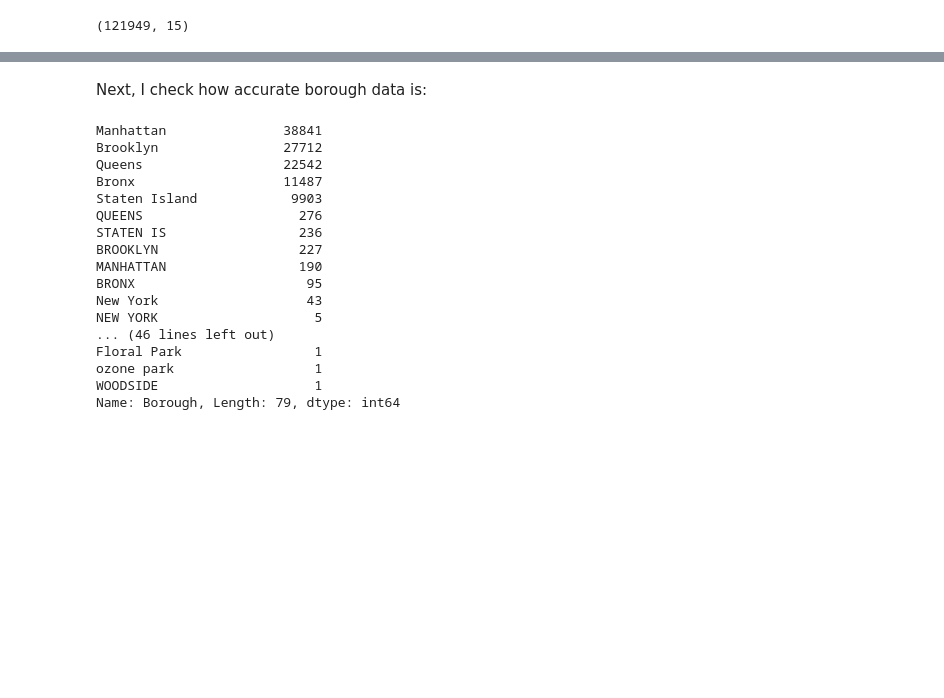
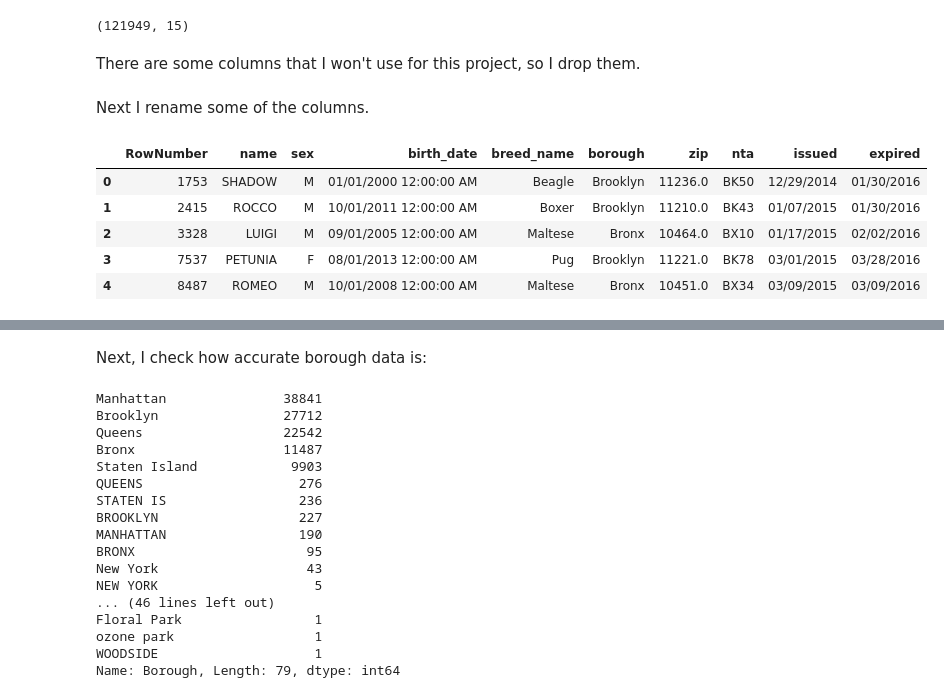
Before and after one commit to bogdanrabanca/pet_project, a Jupyter notebook: pet_project.ipynb, the cells around one changed output, grey strips where cells are left out. Saved outputs shown, nothing was run; the diff lists cells and outputs as text; code cells hidden in the pictures; blank space fills up the shorter version.

```diff
--- a/pet_project.ipynb
+++ b/pet_project.ipynb
@@ -9,3 +19,5 @@ df=pd.read_csv('NYC_Dog_Licensing_Dataset.csv')
 df.shape
 # %% [output]
 (121949, 15)
+# %% [markdown]
+There are some columns that I won't use for this project, so I drop them.
@@ -11,0 +27,2 @@ df.shape
+# %% [markdown]
+Next I rename some of the columns.
@@ -11,0 +33,9 @@ df.shape
+# %%
+df.head()
+# %% [output]
+|  | RowNumber | name | sex | birth_date | breed_name | borough | zip | nta | issued | expired |
+| 0 | 1753 | SHADOW | M | 01/01/2000 12:00:00 AM | Beagle | Brooklyn | 11236.0 | BK50 | 12/29/2014 | 01/30/2016 |
+| 1 | 2415 | ROCCO | M | 10/01/2011 12:00:00 AM | Boxer | Brooklyn | 11210.0 | BK43 | 01/07/2015 | 01/30/2016 |
+| 2 | 3328 | LUIGI | M | 09/01/2005 12:00:00 AM | Maltese | Bronx | 10464.0 | BX10 | 01/17/2015 | 02/02/2016 |
+| 3 | 7537 | PETUNIA | F | 08/01/2013 12:00:00 AM | Pug | Brooklyn | 11221.0 | BK78 | 03/01/2015 | 03/28/2016 |
+| 4 | 8487 | ROMEO | M | 10/01/2008 12:00:00 AM | Maltese | Bronx | 10451.0 | BX34 | 03/09/2015 | 03/09/2016 |
```
Also changed, not shown: parts of 25 cells of this notebook.
